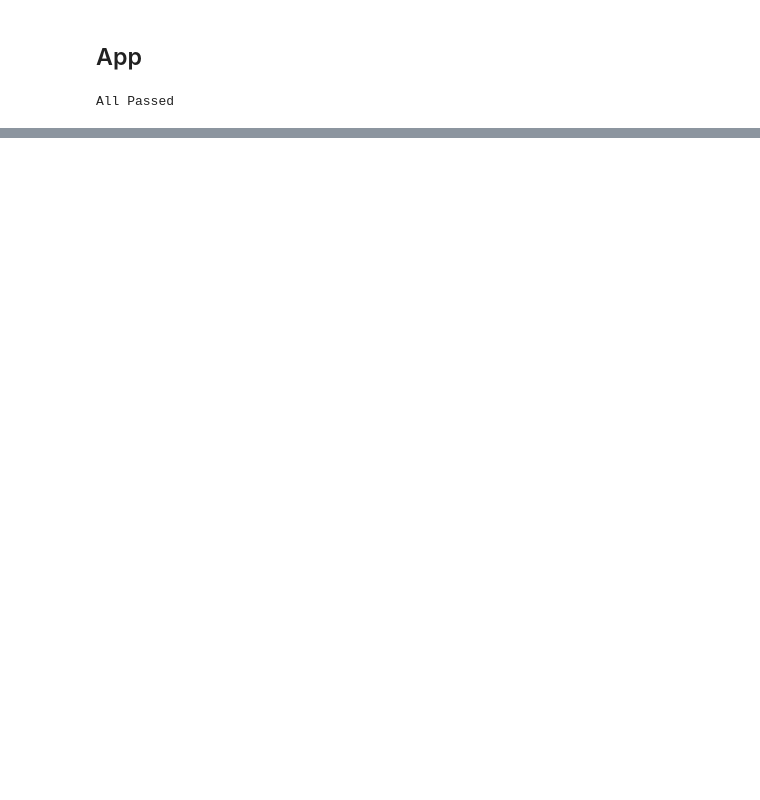
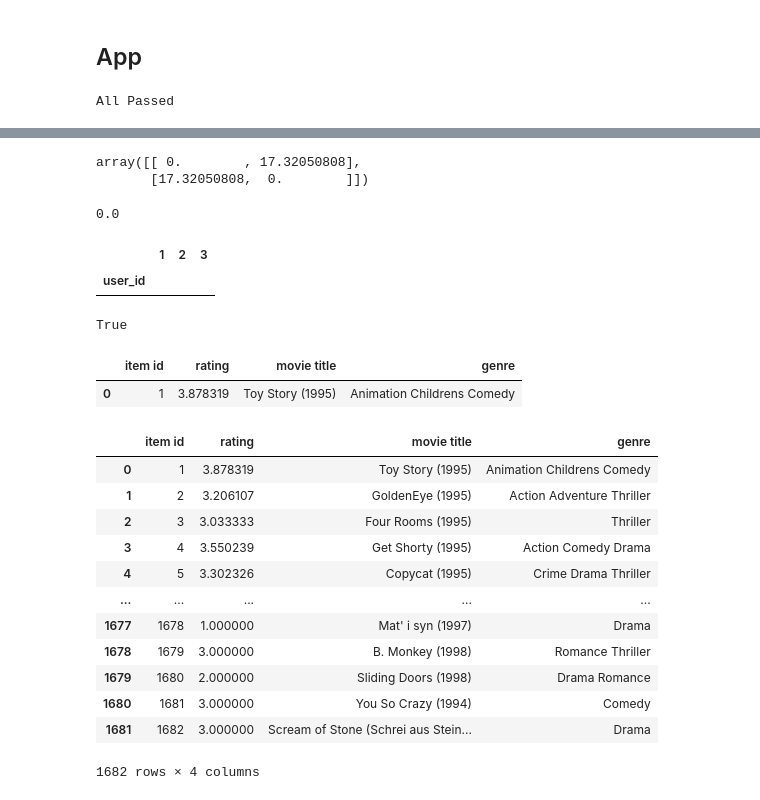
Before and after one commit to elicaluya/MovieRecommender, a Jupyter notebook: Testing.ipynb, the cells around one changed output, grey strips where cells are left out. Cells and saved outputs as stored; diff of their text form; code cells hidden in the pictures; blank space fills up the shorter version.

```diff
--- a/Testing.ipynb
+++ b/Testing.ipynb
@@ -90,0 +277,41 @@ nan
+# %%
+user_correlation
+# %% [output]
+array([[ 0.        , 17.32050808],
+       [17.32050808,  0.        ]])
+# %%
+np.amin(user_correlation)
+# %% [output]
+0.0
+# %%
+uv.drop([1])
+# %% [output]
+|  | 1 | 2 | 3 |
+| user_id |  |  |  |
+# %%
+1 in uv.index
+# %% [output]
+True
+# %%
+df_movie_genre.loc[df_movie_genre['movie title'].isin(["Toy Story (1995)"])]
+# %% [output]
+|  | item id | rating | movie title | genre |
+| 0 | 1 | 3.878319 | Toy Story (1995) | Animation Childrens Comedy |
+# %%
+df_movie_genre = pd.read_csv("movielens/Movielens-02/movies_w_genre.csv")
+# %%
+df_movie_genre
+# %% [output]
+|  | item id | rating | movie title | genre |
+| 0 | 1 | 3.878319 | Toy Story (1995) | Animation Childrens Comedy |
+| 1 | 2 | 3.206107 | GoldenEye (1995) | Action Adventure Thriller |
+| 2 | 3 | 3.033333 | Four Rooms (1995) | Thriller |
+| 3 | 4 | 3.550239 | Get Shorty (1995) | Action Comedy Drama |
+| 4 | 5 | 3.302326 | Copycat (1995) | Crime Drama Thriller |
+| ... | ... | ... | ... | ... |
+| 1677 | 1678 | 1.000000 | Mat' i syn (1997) | Drama |
+| 1678 | 1679 | 3.000000 | B. Monkey (1998) | Romance Thriller |
+| 1679 | 1680 | 2.000000 | Sliding Doors (1998) | Drama Romance |
+| 1680 | 1681 | 3.000000 | You So Crazy (1994) | Comedy |
+| 1681 | 1682 | 3.000000 | Scream of Stone (Schrei aus Stein... | Drama |
+1682 rows × 4 columns
```
Also changed, not shown: parts of 31 cells of this notebook, 3 other files.
